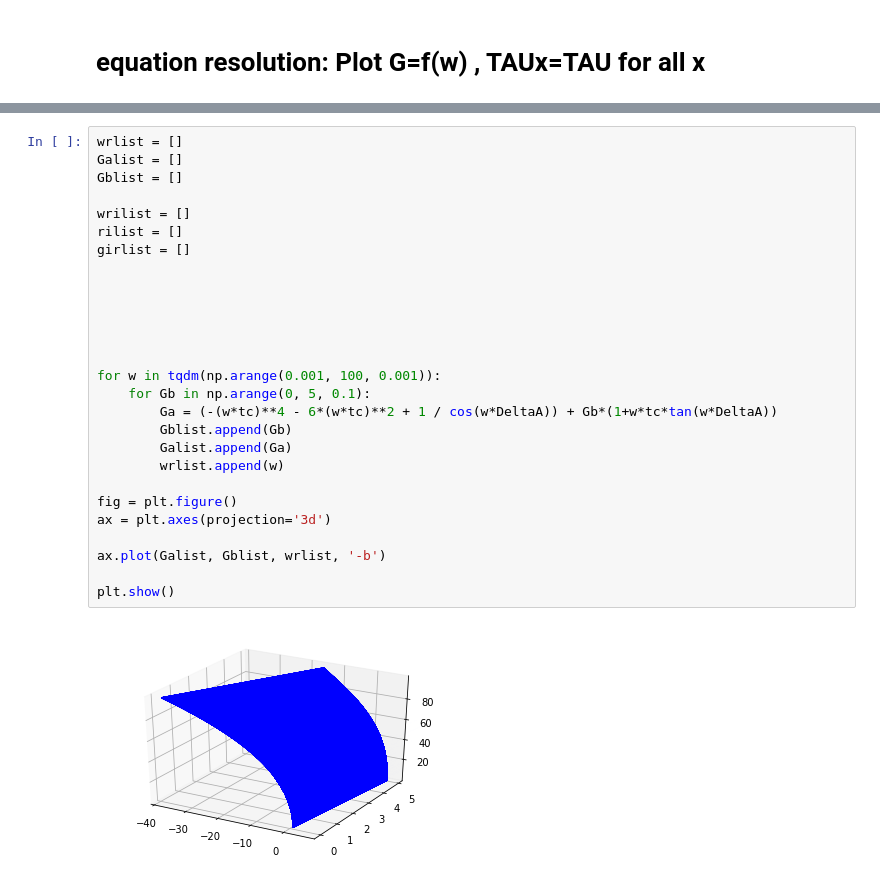
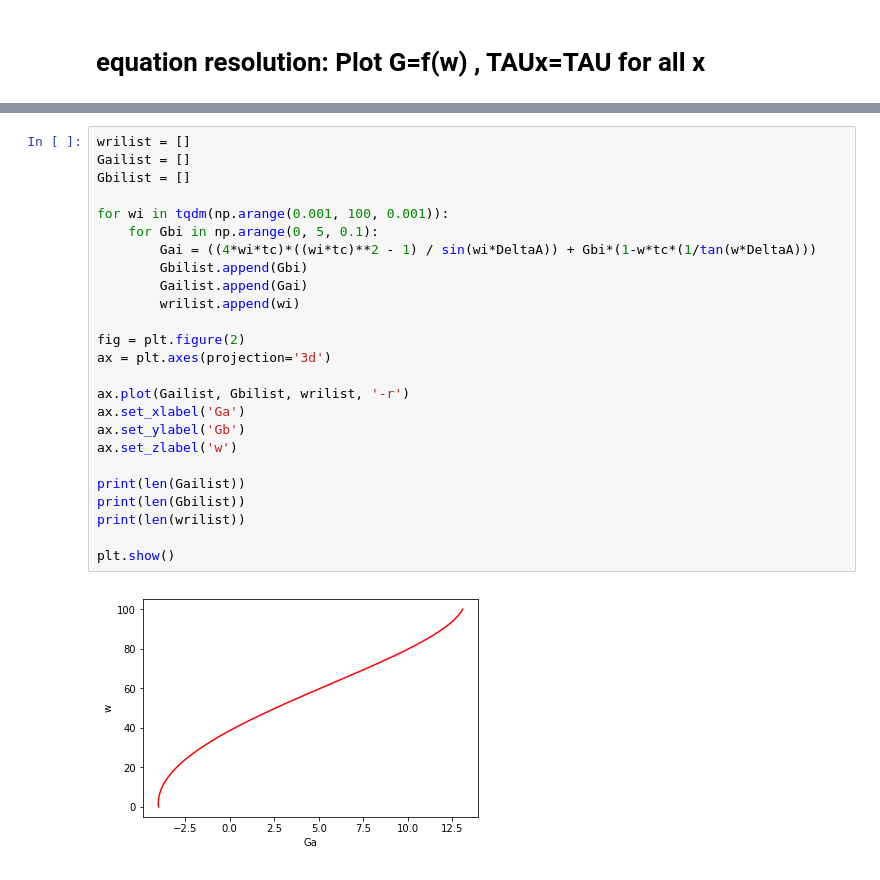
Before and after one commit to YacineOb/BasalGangliaModel2017, a Jupyter notebook: Diagram MsnThaLoop.ipynb, the cells around one changed output, grey strips where cells are left out. Saved outputs shown, nothing was run; the diff lists cells and outputs as text.

Commit message:
diagram update

```diff
--- a/Diagram MsnThaLoop.ipynb
+++ b/Diagram MsnThaLoop.ipynb
@@ -22,29 +48,27 @@ G=1
 # %%
-wrlist = []
-Galist = []
-Gblist = []
+wrilist = []
+Gailist = []
+Gbilist = []
 
-wrilist = []
-rilist = []
-girlist = []
+for wi in tqdm(np.arange(0.001, 100, 0.001)):
+    for Gbi in np.arange(0, 5, 0.1):
+        Gai = ((4*wi*tc)*((wi*tc)**2 - 1) / sin(wi*DeltaA)) + Gbi*(1-w*tc*(1/tan(w*DeltaA)))
+        Gbilist.append(Gbi)
+        Gailist.append(Gai)
+        wrilist.append(wi)
 
-
-
-
-
-
-for w in tqdm(np.arange(0.001, 100, 0.001)):
-    for Gb in np.arange(0, 5, 0.1):
-        Ga = (-(w*tc)**4 - 6*(w*tc)**2 + 1 / cos(w*DeltaA)) + Gb*(1+w*tc*tan(w*DeltaA))
-        Gblist.append(Gb)
-        Galist.append(Ga)
-        wrlist.append(w)
-
-fig = plt.figure()
+fig = plt.figure(2)
 ax = plt.axes(projection='3d')
 
-ax.plot(Galist, Gblist, wrlist, '-b')
+ax.plot(Gailist, Gbilist, wrilist, '-r')
+ax.set_xlabel('Ga')
+ax.set_ylabel('Gb')
+ax.set_zlabel('w')
+
+print(len(Gailist))
+print(len(Gbilist))
+print(len(wrilist))
 
 plt.show()
 # %% [output]
-[figure, old version]
+[figure, new version]
```
Also changed, not shown: parts of 1 cell of this notebook, 4 other files.
